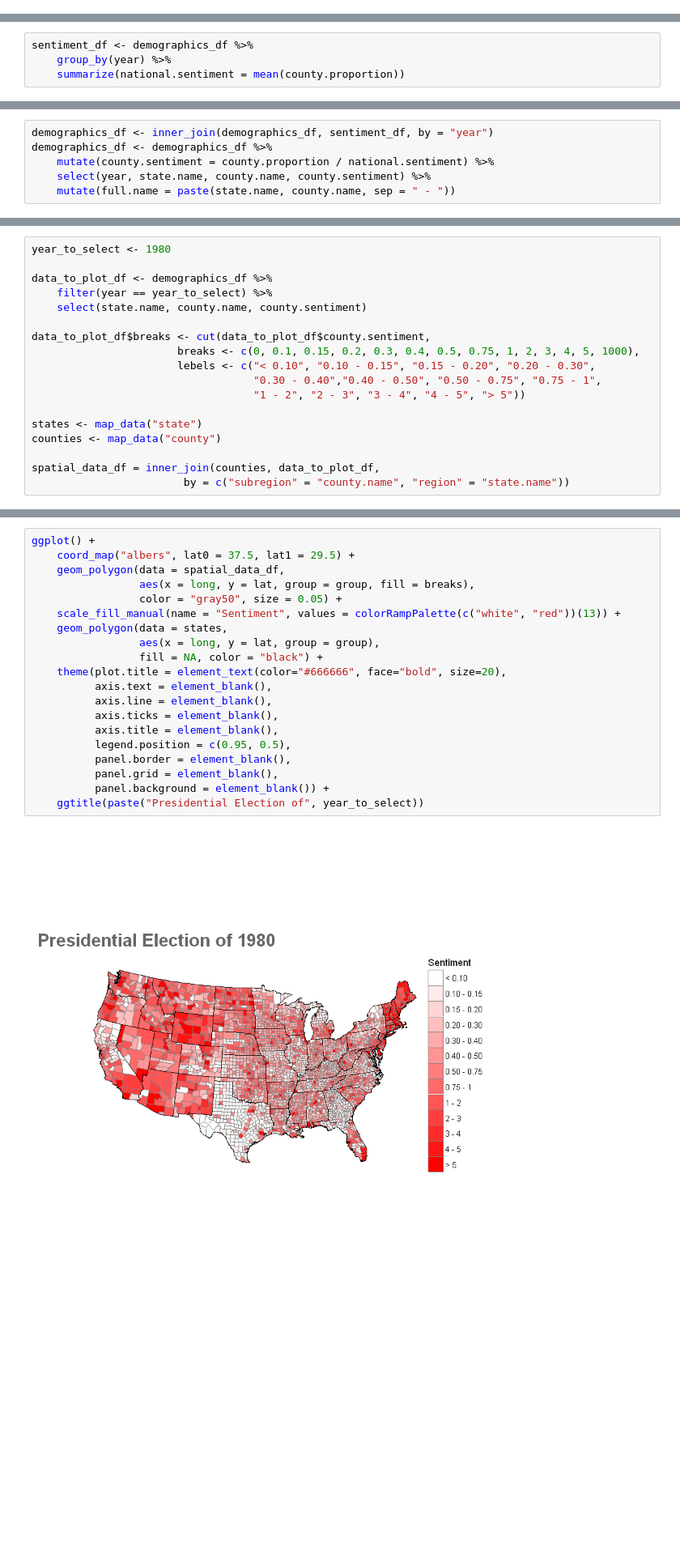
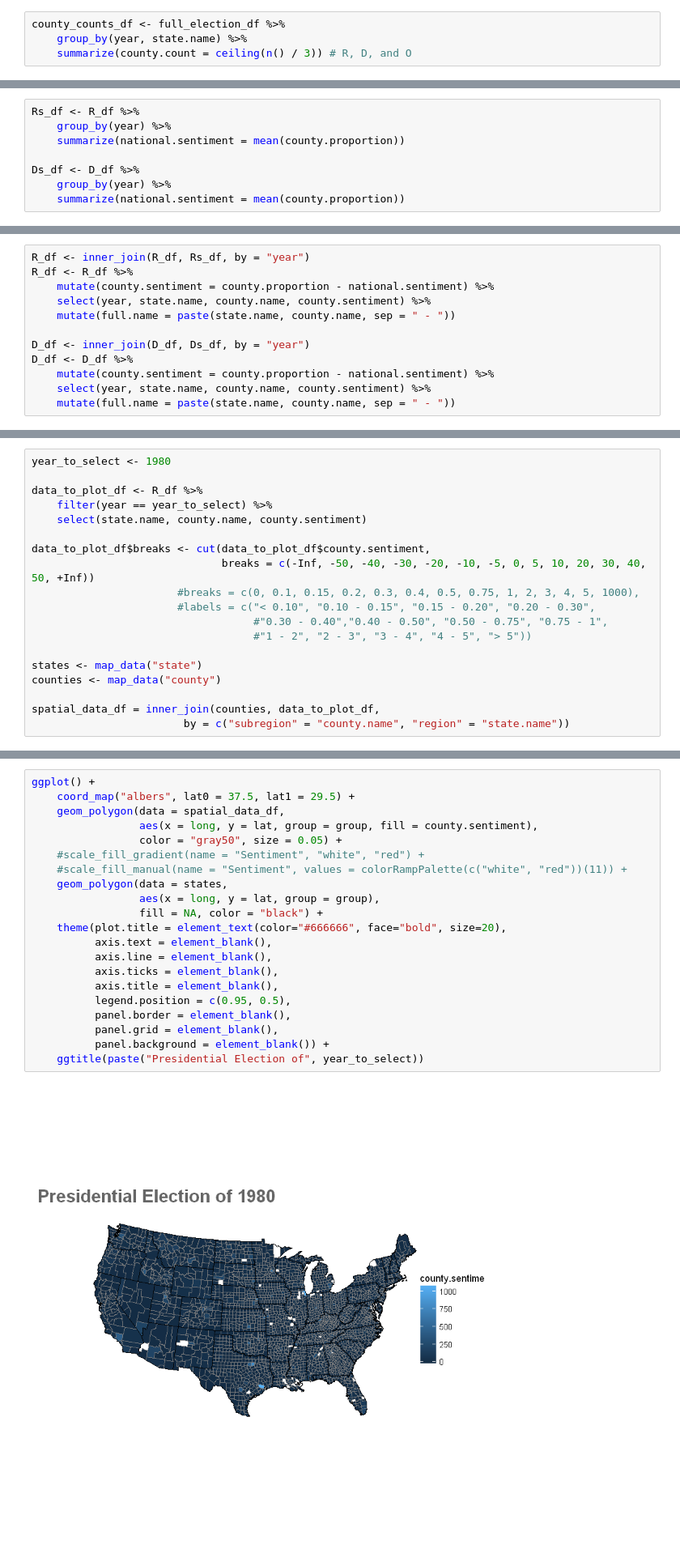
Before and after one commit to theMimsy/Blog---Sinclair-Broadcast-Group, a Jupyter notebook: Exploring_Election_Data.ipynb, the cells around one changed output, grey strips where cells are left out. Shown at 81% size. Cells and saved outputs as stored; diff of their text form; blank space fills up the shorter version.

Commit message:
Closer look at JUPYTER election script.

```diff
--- a/Exploring_Election_Data.ipynb
+++ b/Exploring_Election_Data.ipynb
@@ -87,0 +83,4 @@ demographics_df <- demographics_df %>%
+# %%
+county_counts_df <- full_election_df %>%
+    group_by(year, state.name) %>%
+    summarize(county.count = ceiling(n() / 3)) # R, D, and O
@@ -88,4 +137,8 @@ demographics_df <- demographics_df %>%
 # %%
-sentiment_df <- demographics_df %>%
+Rs_df <- R_df %>%
     group_by(year) %>%
     summarize(national.sentiment = mean(county.proportion))
+
+Ds_df <- D_df %>%
+    group_by(year) %>%
+    summarize(national.sentiment = mean(county.proportion))
@@ -92,6 +163,12 @@ sentiment_df <- demographics_df %>%
 # %%
-demographics_df <- inner_join(demographics_df, sentiment_df, by = "year")
-demographics_df <- demographics_df %>%
-    mutate(county.sentiment = county.proportion / national.sentiment) %>%
+R_df <- inner_join(R_df, Rs_df, by = "year")
+R_df <- R_df %>%
+    mutate(county.sentiment = county.proportion - national.sentiment) %>%
     select(year, state.name, county.name, county.sentiment) %>%
     mutate(full.name = paste(state.name, county.name, sep = " - "))
+
+D_df <- inner_join(D_df, Ds_df, by = "year")
+D_df <- D_df %>%
+    mutate(county.sentiment = county.proportion - national.sentiment) %>%
+    select(year, state.name, county.name, county.sentiment) %>%
+    mutate(full.name = paste(state.name, county.name, sep = " - "))
@@ -118,15 +214,16 @@ ggplot(data = plot_df, aes(x = year, y = county.sentiment, colour = full.name))
 # %%
 year_to_select <- 1980
 
-data_to_plot_df <- demographics_df %>%
+data_to_plot_df <- R_df %>%
     filter(year == year_to_select) %>%
     select(state.name, county.name, county.sentiment)
 
 data_to_plot_df$breaks <- cut(data_to_plot_df$county.sentiment,
-                       breaks <- c(0, 0.1, 0.15, 0.2, 0.3, 0.4, 0.5, 0.75, 1, 2, 3, 4, 5, 1000),
-                       lebels <- c("< 0.10", "0.10 - 0.15", "0.15 - 0.20", "0.20 - 0.30",
-                                   "0.30 - 0.40","0.40 - 0.50", "0.50 - 0.75", "0.75 - 1",
-                                   "1 - 2", "2 - 3", "3 - 4", "4 - 5", "> 5"))
+                              breaks = c(-Inf, -50, -40, -30, -20, -10, -5, 0, 5, 10, 20, 30, 40, 50, +Inf))
+                       #breaks = c(0, 0.1, 0.15, 0.2, 0.3, 0.4, 0.5, 0.75, 1, 2, 3, 4, 5, 1000),
+                       #labels = c("< 0.10", "0.10 - 0.15", "0.15 - 0.20", "0.20 - 0.30",
+                                   #"0.30 - 0.40","0.40 - 0.50", "0.50 - 0.75", "0.75 - 1",
+                                   #"1 - 2", "2 - 3", "3 - 4", "4 - 5", "> 5"))
 
 states <- map_data("state")
 counties <- map_data("county")
@@ -146,22 +263,23 @@ head(spatial_data_df)
 # %%
 ggplot() +
     coord_map("albers", lat0 = 37.5, lat1 = 29.5) +
     geom_polygon(data = spatial_data_df,
-                 aes(x = long, y = lat, group = group, fill = breaks),
+                 aes(x = long, y = lat, group = group, fill = county.sentiment),
                  color = "gray50", size = 0.05) +
-    scale_fill_manual(name = "Sentiment", values = colorRampPalette(c("white", "red"))(13)) +
+    #scale_fill_gradient(name = "Sentiment", "white", "red") +
+    #scale_fill_manual(name = "Sentiment", values = colorRampPalette(c("white", "red"))(11)) +
     geom_polygon(data = states,
                  aes(x = long, y = lat, group = group),
                  fill = NA, color = "black") +
     theme(plot.title = element_text(color="#666666", face="bold", size=20),
           axis.text = element_blank(),
           axis.line = element_blank(),
           axis.ticks = element_blank(),
           axis.title = element_blank(),
           legend.position = c(0.95, 0.5),
           panel.border = element_blank(),
           panel.grid = element_blank(),
           panel.background = element_blank()) +
     ggtitle(paste("Presidential Election of", year_to_select))
 # %% [output]
-[figure, old version]
+[figure, new version]
```
Also changed, not shown: parts of 10 cells of this notebook.
